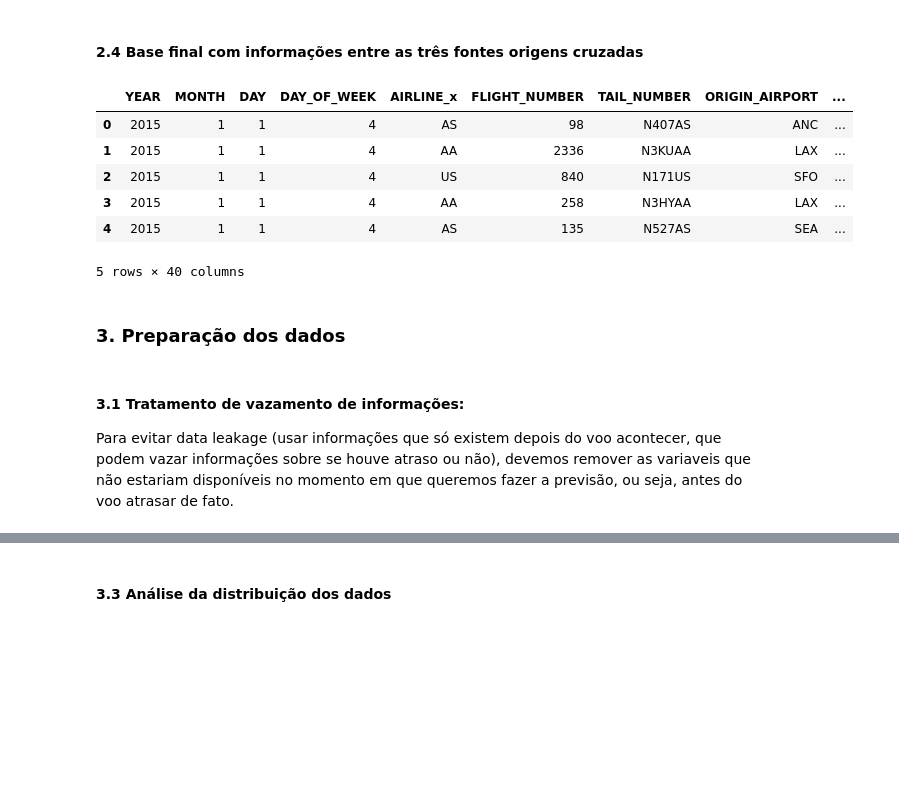
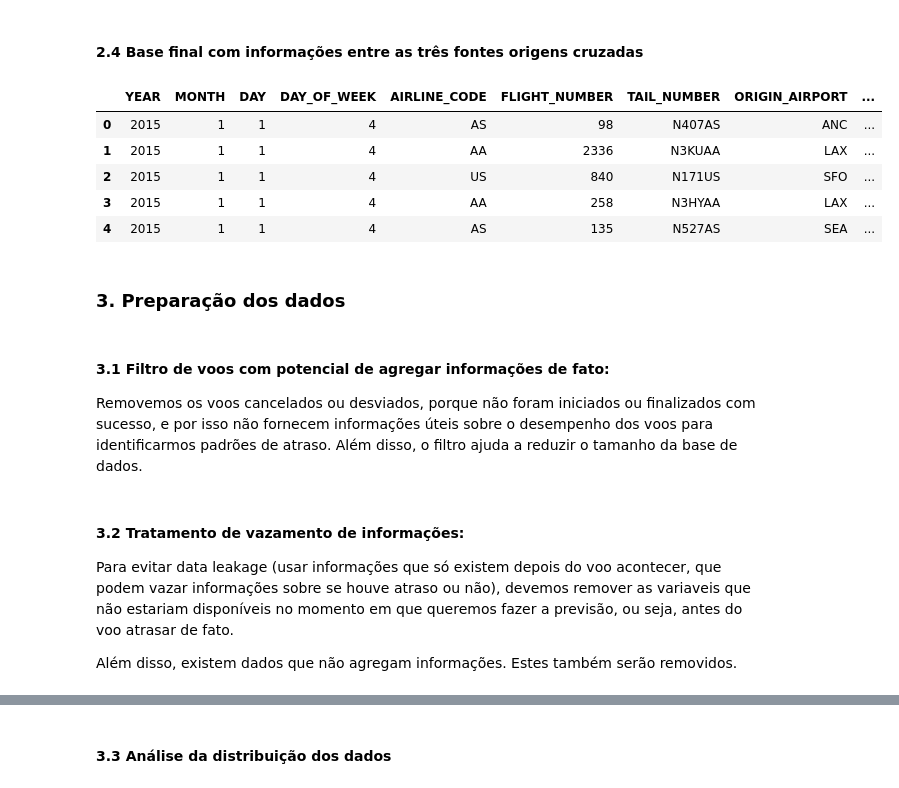
Before and after one commit to alicebiasilva/flight-delay-model-prediction, a Jupyter notebook: notebooks/discovery.ipynb, the cells around one changed output, grey strips where cells are left out. Drawn from its saved outputs; the diff is of its cells as text; code cells hidden in the pictures; blank space fills up the shorter version.

Commit message:
Etapa de preparação dos dados origem

```diff
--- a/notebooks/discovery.ipynb
+++ b/notebooks/discovery.ipynb
@@ -46,7 +42,7 @@ import seaborn as sns
 #### 2.1 Carrega df_airlines
 # %%
 #Carrega df_airlines
-df_airlines = pd.read_csv("databases/airlines.csv")
+df_airlines = pd.read_csv("../data/raw/airlines.csv")
 
 #Visualiza df_airlines
 df_airlines.head()
@@ -54,7 +57,7 @@ df_airlines.head()
 #### 2.2 Carrega df_airports
 # %%
 #Carrega df_airports
-df_airports = pd.read_csv("databases/airports.csv")
+df_airports = pd.read_csv("../data/raw/airports.csv")
 
 #Visualiza df_airports
 df_airports.head()
@@ -70,7 +73,7 @@ df_airports.head()
 # %%
 #Carrega df_flights
 pd.set_option('display.max_columns', None) #visualizar todas as colunas
-df_flights = pd.read_csv("databases/flights.csv")
+df_flights = pd.read_csv("../data/raw/flights.csv")
 
 #Visualiza df_flights
 df_flights.head()
@@ -120,22 +123,28 @@ df_flights.head()
 # %%
 #Cruza origens
 df = pd.merge(df_flights, df_airports, left_on="ORIGIN_AIRPORT",right_on="IATA_CODE", how="left")
 df = pd.merge(df, df_airlines, left_on="AIRLINE",right_on="IATA_CODE", how="left")
 
 #apaga colunas duplicadas por conta do join e renomeia colunas
 df = df.drop(columns=["IATA_CODE_y","IATA_CODE_x"])
 df = df.rename(columns={
     "AIRLINE_y": "AIRLINE_NAME",
     "AIRLINE_x": "AIRLINE_CODE"
 })
+
+#visualizar todas as colunas
+pd.set_option('display.max_columns', None)
 df.head()
 # %% [output]
-|  | YEAR | MONTH | DAY | DAY_OF_WEEK | AIRLINE_x | FLIGHT_NUMBER | TAIL_NUMBER | ORIGIN_AIRPORT | ... |
+|  | YEAR | MONTH | DAY | DAY_OF_WEEK | AIRLINE_CODE | FLIGHT_NUMBER | TAIL_NUMBER | ORIGIN_AIRPORT | ... |
 | 0 | 2015 | 1 | 1 | 4 | AS | 98 | N407AS | ANC | ... |
 | 1 | 2015 | 1 | 1 | 4 | AA | 2336 | N3KUAA | LAX | ... |
 | 2 | 2015 | 1 | 1 | 4 | US | 840 | N171US | SFO | ... |
 | 3 | 2015 | 1 | 1 | 4 | AA | 258 | N3HYAA | LAX | ... |
 | 4 | 2015 | 1 | 1 | 4 | AS | 135 | N527AS | SEA | ... |
-5 rows × 40 columns
 # %% [markdown]
 ### 3. Preparação dos dados
+# %% [markdown]
+#### 3.1 Filtro de voos com potencial de agregar informações de fato:
+
+Removemos os voos cancelados ou desviados, porque não foram iniciados ou finalizados com sucesso, e por isso não fornecem informações úteis sobre o desempenho dos voos para identificarmos padrões de atraso. Além disso, o filtro ajuda a reduzir o tamanho da base de dados.
@@ -142,7 +156,9 @@ df.head()
 # %% [markdown]
-#### 3.1 Tratamento de vazamento de informações:
+#### 3.2 Tratamento de vazamento de informações:
 
 Para evitar data leakage (usar informações que só existem depois do voo acontecer, que podem vazar informações sobre se houve atraso ou não), devemos remover as variaveis que não estariam disponíveis no momento em que queremos fazer a previsão, ou seja, antes do voo atrasar de fato.
+
+Além disso, existem dados que não agregam informações. Estes também serão removidos.
 # %%
 remove_data_leakage = [
     "ARRIVAL_TIME", #só existe depois que o atraso já ocorreu
```
Also changed, not shown: parts of 32 cells of this notebook.
